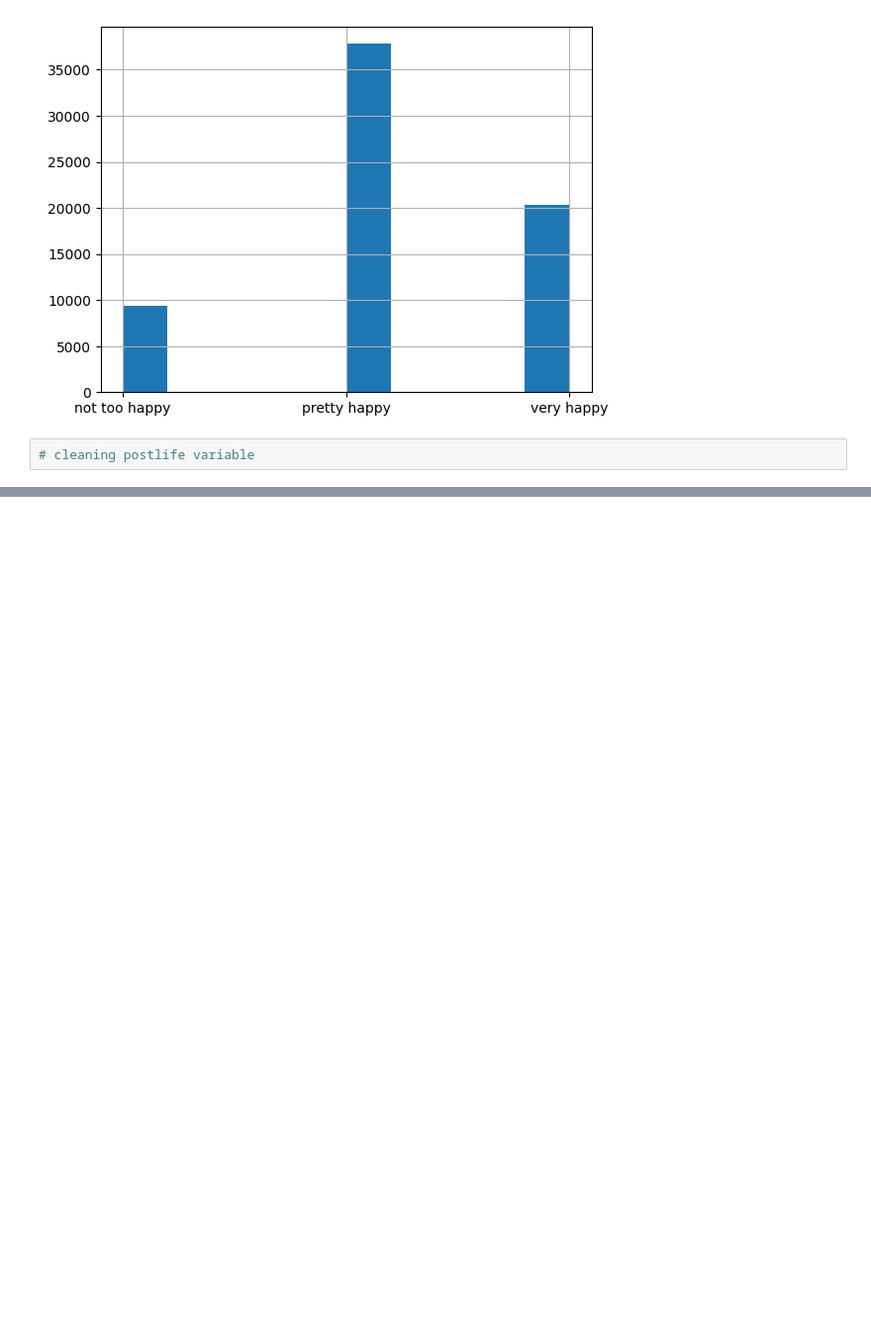
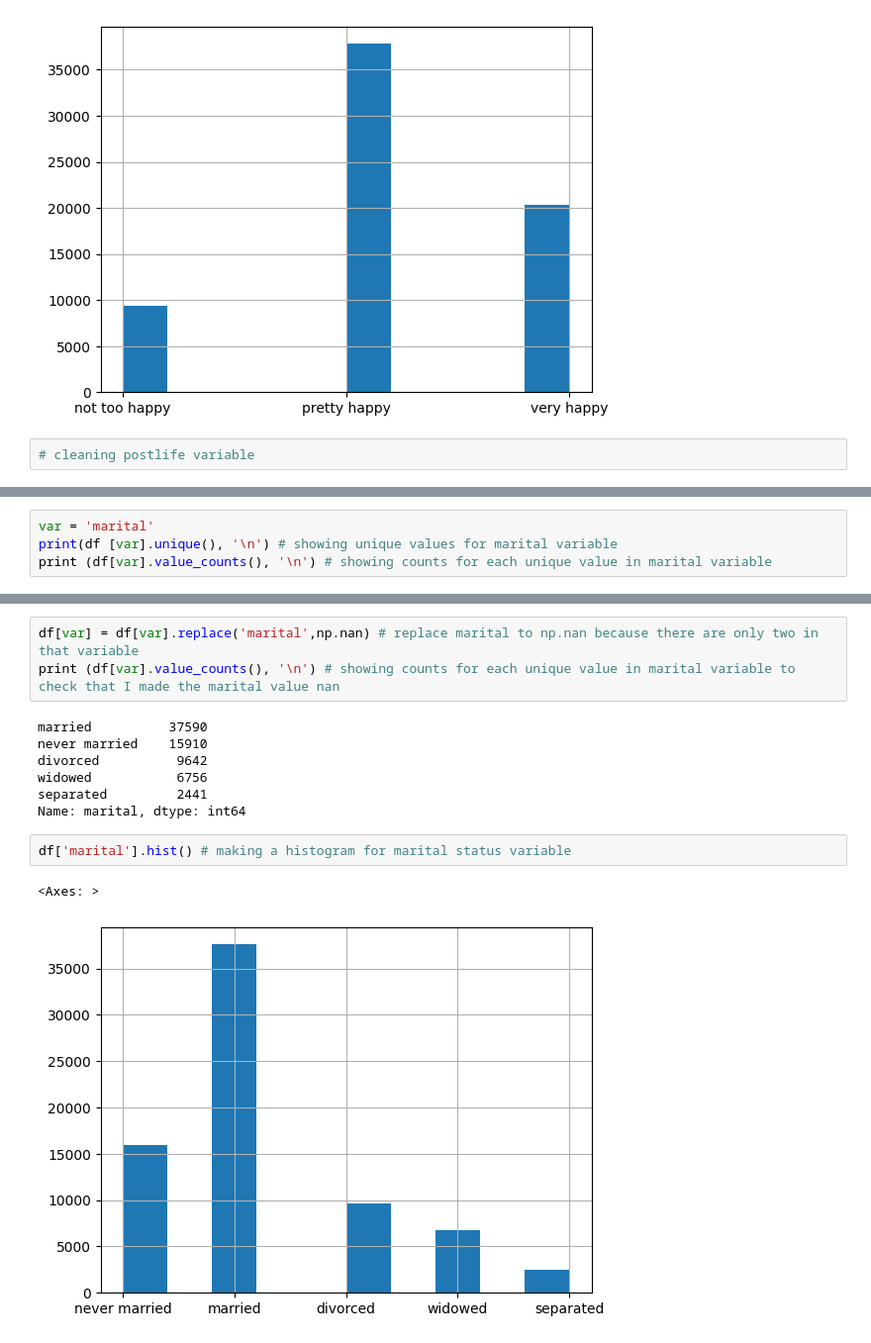
Before and after one commit to annacfisher/project_gss, a Jupyter notebook: group8.ipynb, the cells around one changed output, grey strips where cells are left out. Shown at 99% size. Cells and saved outputs as stored; diff of their text form; blank space fills up the shorter version.

Commit message:
cleaning 'marital' variable & formatted document

```diff
--- a/group8.ipynb
+++ b/group8.ipynb
@@ -137,0 +144,4 @@ df['postlife'].hist()
+# %%
+var = 'marital'
+print(df [var].unique(), '\n') # showing unique values for marital variable
+print (df[var].value_counts(), '\n') # showing counts for each unique value in marital variable
@@ -137,0 +158,15 @@ df['postlife'].hist()
+# %%
+df[var] = df[var].replace('marital',np.nan) # replace marital to np.nan because there are only two in that variable
+print (df[var].value_counts(), '\n') # showing counts for each unique value in marital variable to check that I made the marital value nan
+# %% [output]
+married          37590
+never married    15910
+divorced          9642
+widowed           6756
+separated         2441
+Name: marital, dtype: int64
+# %%
+df['marital'].hist() # making a histogram for marital status variable
+# %% [output]
+<Axes: >
+[figure, added]
```
Also changed, not shown: parts of 9 cells of this notebook.
